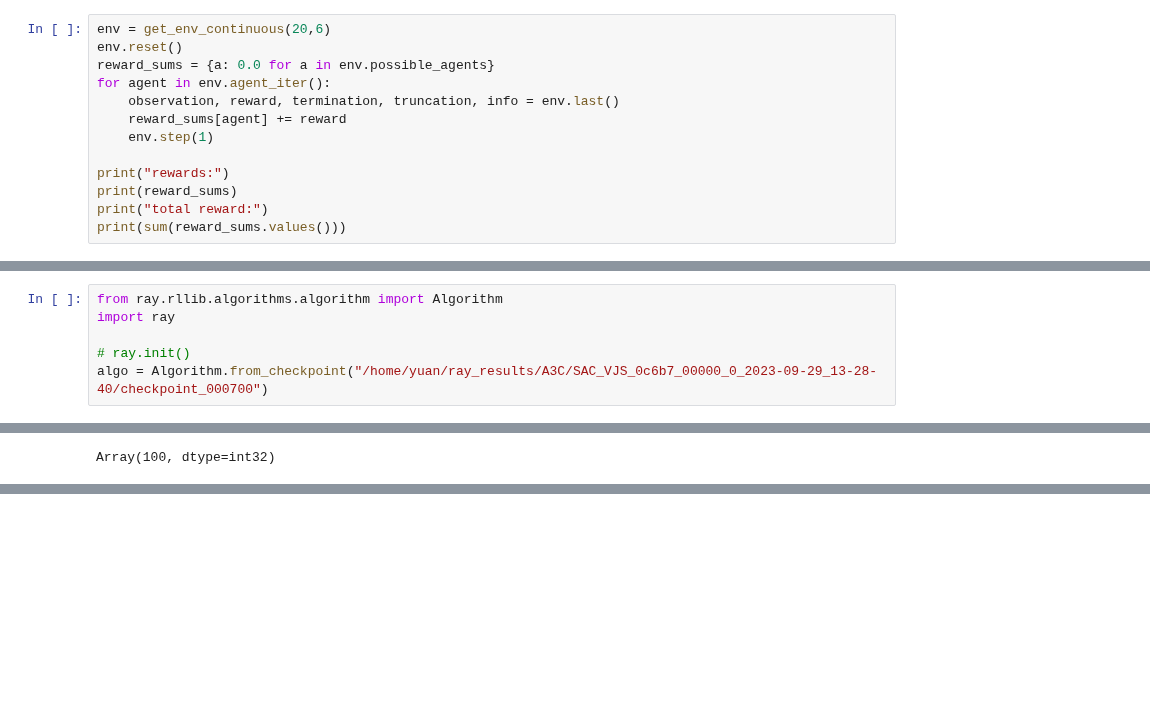
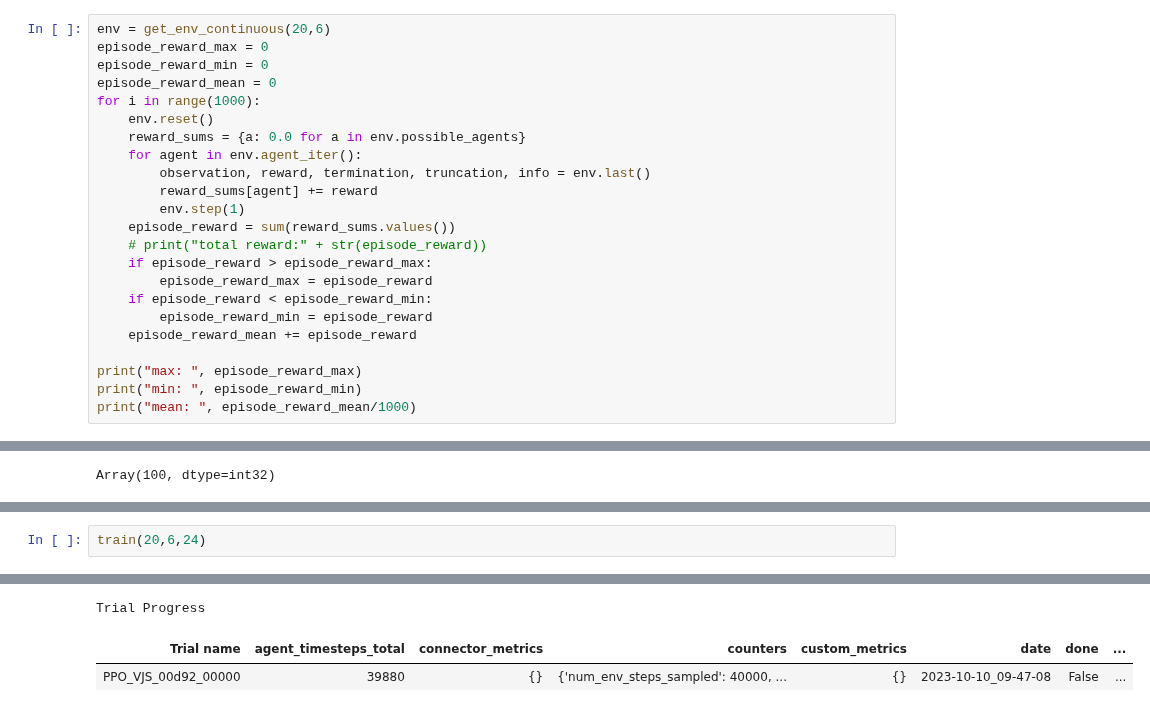
Before and after one commit to yuanyuming/ResMan, a Jupyter notebook: testApi.ipynb, the cells around one changed output, grey strips where cells are left out. Cells and saved outputs as stored; diff of their text form; blank space fills up the shorter version.

Commit message:
rllib

```diff
--- a/testApi.ipynb
+++ b/testApi.ipynb
@@ -521,14 +541,24 @@ env.finished_job/env.total_job
 # %%
 env = get_env_continuous(20,6)
-env.reset()
-reward_sums = {a: 0.0 for a in env.possible_agents}
-for agent in env.agent_iter():
-    observation, reward, termination, truncation, info = env.last()
-    reward_sums[agent] += reward
-    env.step(1)
+episode_reward_max = 0
+episode_reward_min = 0
+episode_reward_mean = 0
+for i in range(1000):
+    env.reset()
+    reward_sums = {a: 0.0 for a in env.possible_agents}
+    for agent in env.agent_iter():
+        observation, reward, termination, truncation, info = env.last()
+        reward_sums[agent] += reward
+        env.step(1)
+    episode_reward = sum(reward_sums.values())
+    # print("total reward:" + str(episode_reward))
+    if episode_reward > episode_reward_max:
+        episode_reward_max = episode_reward
+    if episode_reward < episode_reward_min:
+        episode_reward_min = episode_reward
+    episode_reward_mean += episode_reward
 
-print("rewards:")
-print(reward_sums)
-print("total reward:")
-print(sum(reward_sums.values()))
+print("max: ", episode_reward_max)
+print("min: ", episode_reward_min)
+print("mean: ", episode_reward_mean/1000)
 # %% [output]
@@ -559,9 +586,3 @@ test_env = create_env(12,60)
 test_env.reset()
 
 reward_sums = {a: 0.0 for a in test_env._agent_ids}
-# %%
-from ray.rllib.algorithms.algorithm import Algorithm
-import ray
-
-# ray.init()
-algo = Algorithm.from_checkpoint("/home/yuan/ray_results/A3C/SAC_VJS_0c6b7_00000_0_2023-09-29_13-28-40/checkpoint_000700")
@@ -661,0 +744,3 @@ Array(100, dtype=int32)
+# %%
+train(20,6,24)
+# %% [output]
@@ -661,0 +752,3 @@ Array(100, dtype=int32)
+Trial Progress
+| Trial name | agent_timesteps_total | connector_metrics | counters | custom_metrics | date | done | ... |
+| PPO_VJS_00d92_00000 | 39880 | {} | {'num_env_steps_sampled': 40000, ... | {} | 2023-10-10_09-47-08 | False | ... |
```
Also changed, not shown: parts of 10 cells of this notebook, 7 other files.
